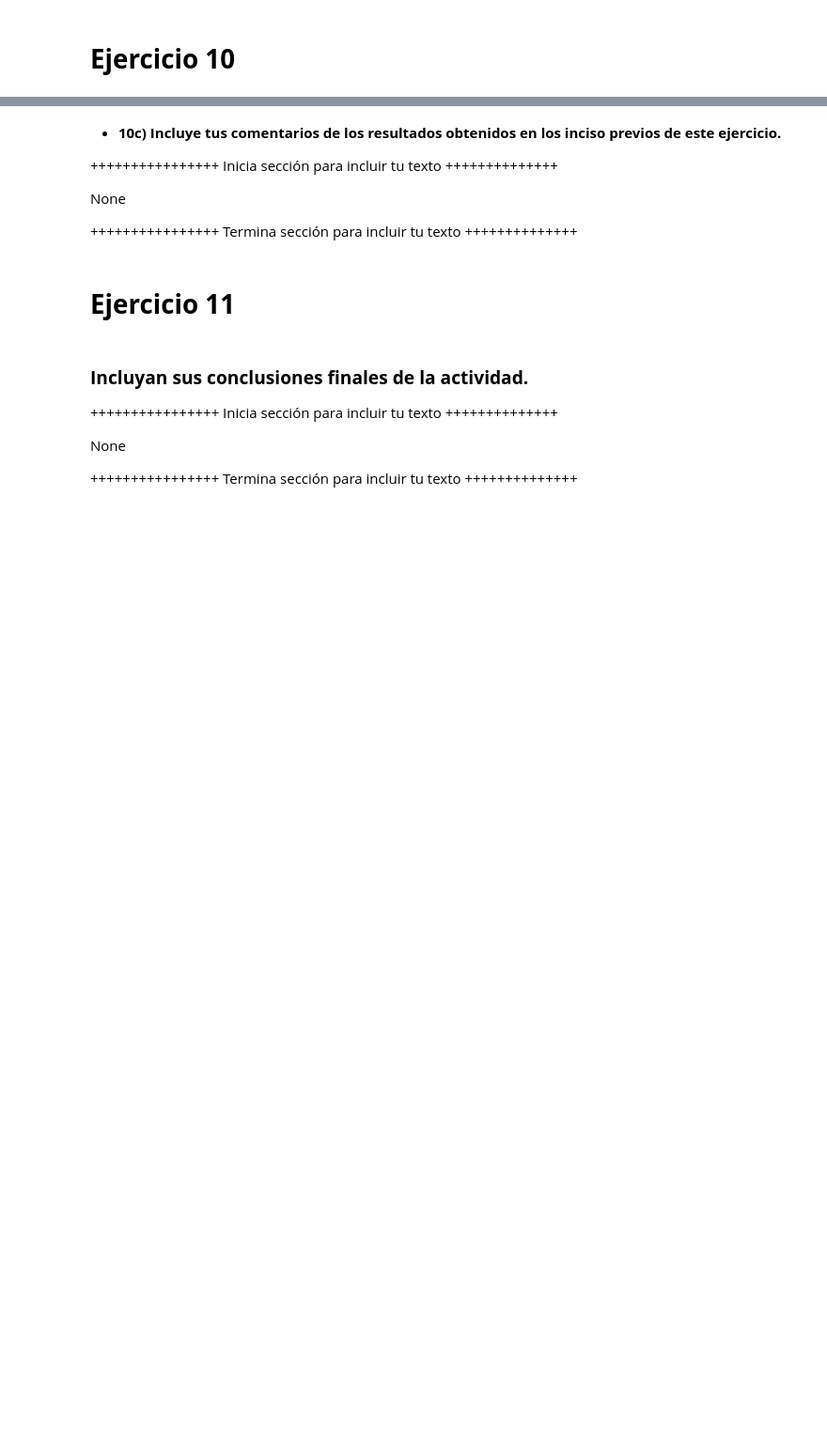
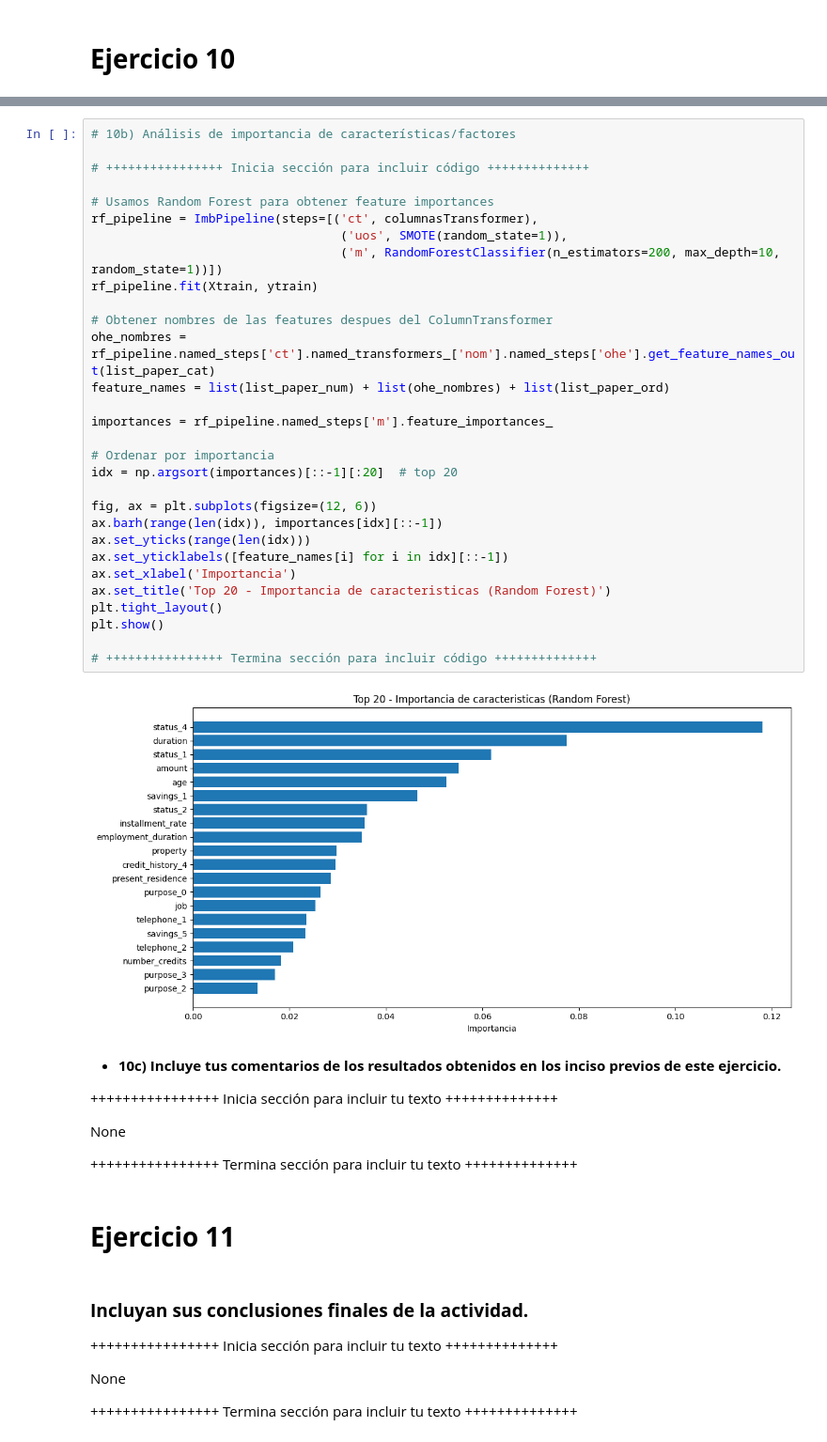
Before and after one commit to MRico98/IAyAA-semana-6-y-7-Actividad-instrucciones, a Jupyter notebook: MNA_IAyAA_semana_6_y_7_Actividad_2026.ipynb, the cells around one changed output, grey strips where cells are left out. Shown at 94% size. Saved outputs shown, nothing was run; the diff lists cells and outputs as text; blank space fills up the shorter version.

```diff
--- a/MNA_IAyAA_semana_6_y_7_Actividad_2026.ipynb
+++ b/MNA_IAyAA_semana_6_y_7_Actividad_2026.ipynb
@@ -386,3 +640,35 @@ None
+# %%
+# 10b) Análisis de importancia de características/factores
+
+# ++++++++++++++++ Inicia sección para incluir código ++++++++++++++
+
+# Usamos Random Forest para obtener feature importances
+rf_pipeline = ImbPipeline(steps=[('ct', columnasTransformer),
+                                  ('uos', SMOTE(random_state=1)),
+                                  ('m', RandomForestClassifier(n_estimators=200, max_depth=10, random_state=1))])
+rf_pipeline.fit(Xtrain, ytrain)
+
+# Obtener nombres de las features despues del ColumnTransformer
+ohe_nombres = rf_pipeline.named_steps['ct'].named_transformers_['nom'].named_steps['ohe'].get_feature_names_out(list_paper_cat)
+feature_names = list(list_paper_num) + list(ohe_nombres) + list(list_paper_ord)
+
+importances = rf_pipeline.named_steps['m'].feature_importances_
+
+# Ordenar por importancia
+idx = np.argsort(importances)[::-1][:20]  # top 20
+
+fig, ax = plt.subplots(figsize=(12, 6))
+ax.barh(range(len(idx)), importances[idx][::-1])
+ax.set_yticks(range(len(idx)))
+ax.set_yticklabels([feature_names[i] for i in idx][::-1])
+ax.set_xlabel('Importancia')
+ax.set_title('Top 20 - Importancia de caracteristicas (Random Forest)')
+plt.tight_layout()
+plt.show()
+
+# ++++++++++++++++ Termina sección para incluir código ++++++++++++++
+# %% [output]
+[figure, added]
 # %% [markdown]
 * **10c) Incluye tus comentarios de los resultados obtenidos en los inciso previos de este ejercicio.**
 
```
Also changed, not shown: parts of 20 cells of this notebook.
